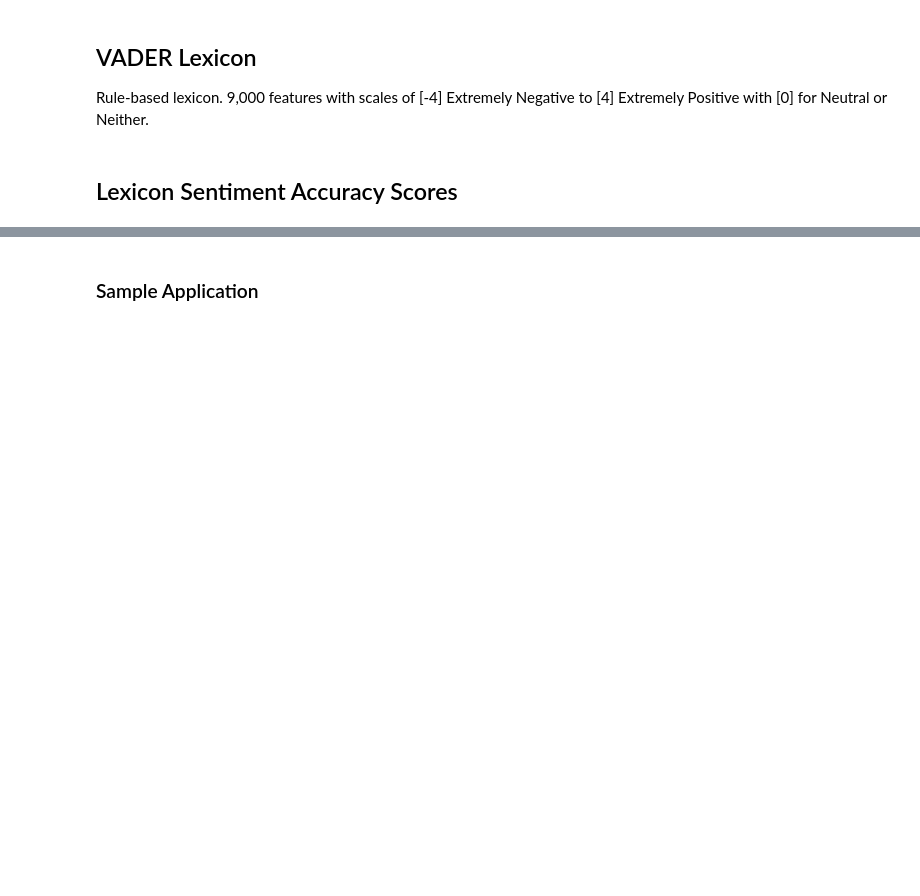
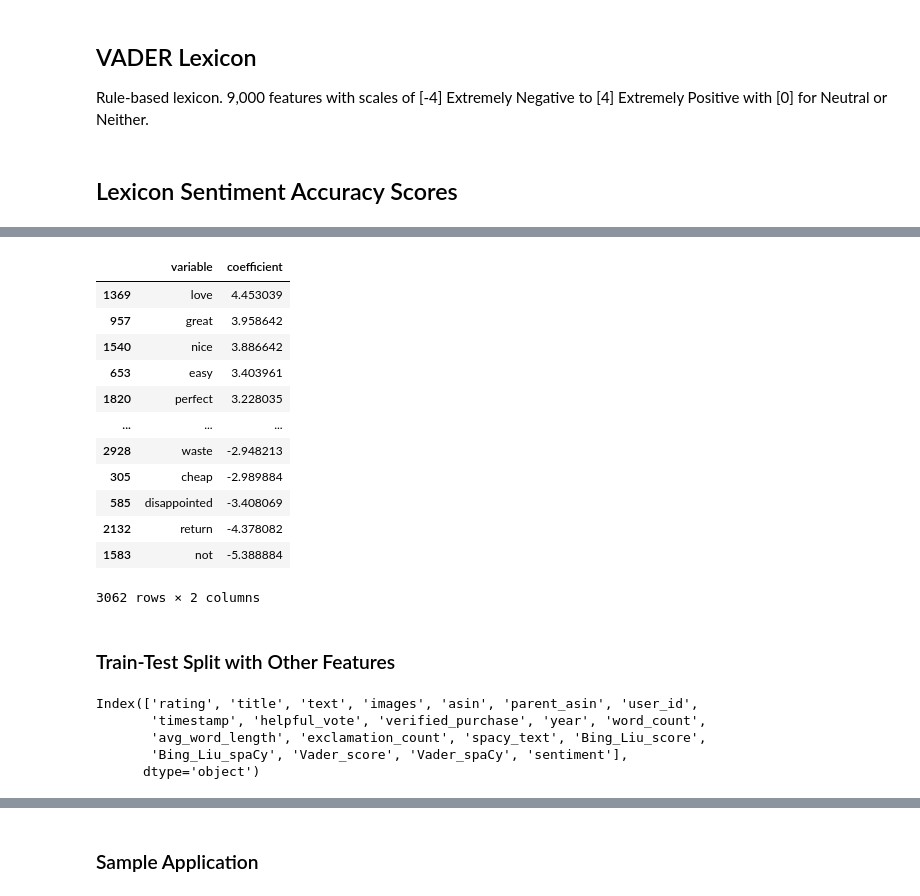
Before and after one commit to marieljum/NLP_Amazon_Reviews_Sentiment, a Jupyter notebook: notebooks/Sentiment_Analysis.ipynb, the cells around one changed output, grey strips where cells are left out. Cells and saved outputs as stored; diff of their text form; code cells hidden in the pictures; blank space fills up the shorter version.

```diff
--- a/notebooks/Sentiment_Analysis.ipynb
+++ b/notebooks/Sentiment_Analysis.ipynb
@@ -420,8 +498,8 @@ print(roc_auc_score(y_test, positive_class_prob))
 # %%
-tfidf = TfidfVectorizer(min_df = 10, ngram_range = (1,2))
+tfidf = TfidfVectorizer(min_df = 5, ngram_range = (1,3))
 
 X_train_tf = tfidf.fit_transform(X_train['spacy_text'])
 X_test_tf = tfidf.transform(X_test['spacy_text'])
 
-linear = LinearSVC(random_state = 42, tol = 1e-5)
+linear = LinearSVC(random_state = 42, tol = 1e-5, max_iter = 10000)
 linear.fit(X_train_tf, y_train)
@@ -431,0 +533,7 @@ print ('ROC-AUC Score:', roc_auc_score(y_test, y_pred))
+# %%
+tfidf_log = TfidfVectorizer(min_df = 10, ngram_range = (1,3))
+
+X_train_tf = tfidf_log.fit_transform(X_train['spacy_text'])
+X_test_tf = tfidf_log.transform(X_test['spacy_text'])
+
+logreg = LogisticRegression(max_iter = 1000).fit(X_train_tf, y_train)
@@ -431,0 +563,42 @@ print ('ROC-AUC Score:', roc_auc_score(y_test, y_pred))
+# %%
+features = None
+features = tfidf_log.get_feature_names_out(features)
+
+sentiment = 0
+idx = list(logreg.classes_).index(sentiment)
+
+
+# # Extract coefficients from the Logistic Regression model
+intercept = logreg.intercept_[idx]
+coefficients = logreg.coef_[idx]
+
+coefficients_df = pd.DataFrame({
+    'variable': ['intercept'] + list(features),
+    'coefficient': [intercept] + list(coefficients)
+})
+
+coefficients_df.sort_values(by = 'coefficient', ascending = False)
+# %% [output]
+|  | variable | coefficient |
+| 1369 | love | 4.453039 |
+| 957 | great | 3.958642 |
+| 1540 | nice | 3.886642 |
+| 653 | easy | 3.403961 |
+| 1820 | perfect | 3.228035 |
+| ... | ... | ... |
+| 2928 | waste | -2.948213 |
+| 305 | cheap | -2.989884 |
+| 585 | disappointed | -3.408069 |
+| 2132 | return | -4.378082 |
+| 1583 | not | -5.388884 |
+3062 rows × 2 columns
+# %% [markdown]
+### Train-Test Split with Other Features
+# %%
+cleaned_text.columns
+# %% [output]
+Index(['rating', 'title', 'text', 'images', 'asin', 'parent_asin', 'user_id',
+       'timestamp', 'helpful_vote', 'verified_purchase', 'year', 'word_count',
+       'avg_word_length', 'exclamation_count', 'spacy_text', 'Bing_Liu_score',
+       'Bing_Liu_spaCy', 'Vader_score', 'Vader_spaCy', 'sentiment'],
+      dtype='object')
```
Also changed, not shown: parts of 50 cells of this notebook.
